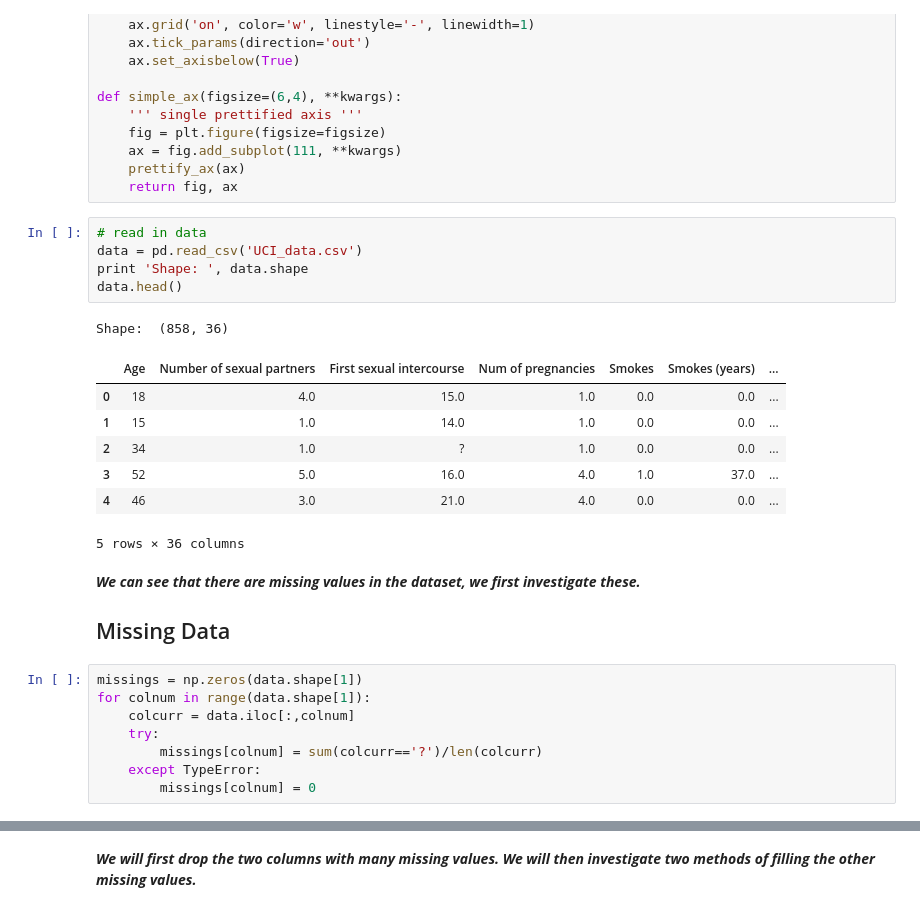
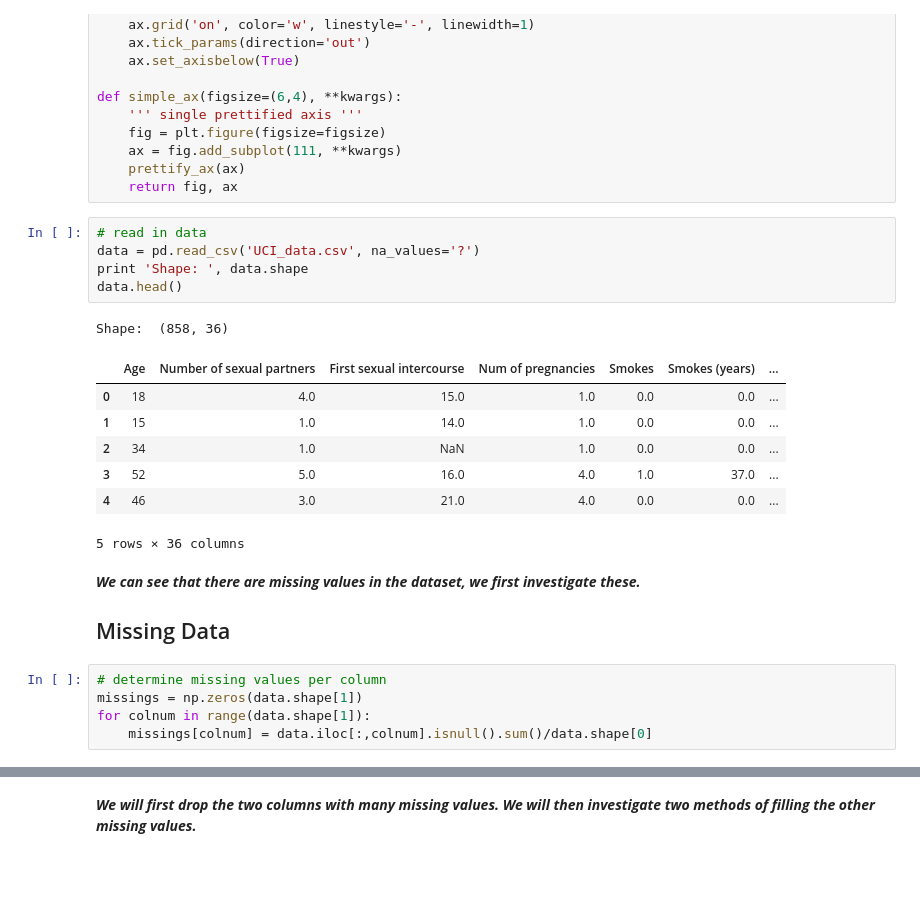
Before and after one commit to munozalexander/Cervical-Cancer-Risk, a Jupyter notebook: CervicalCancerNotebook.ipynb, the cells around one changed output, grey strips where cells are left out. Drawn from its saved outputs; the diff is of its cells as text; blank space fills up the shorter version.

```diff
--- a/CervicalCancerNotebook.ipynb
+++ b/CervicalCancerNotebook.ipynb
@@ -26,15 +31,15 @@ def simple_ax(figsize=(6,4), **kwargs):
     return fig, ax
 # %%
 # read in data
-data = pd.read_csv('UCI_data.csv')
+data = pd.read_csv('UCI_data.csv', na_values='?')
 print 'Shape: ', data.shape
 data.head()
 # %% [output]
 Shape:  (858, 36)
 |  | Age | Number of sexual partners | First sexual intercourse | Num of pregnancies | Smokes | Smokes (years) | ... |
 | 0 | 18 | 4.0 | 15.0 | 1.0 | 0.0 | 0.0 | ... |
 | 1 | 15 | 1.0 | 14.0 | 1.0 | 0.0 | 0.0 | ... |
-| 2 | 34 | 1.0 | ? | 1.0 | 0.0 | 0.0 | ... |
+| 2 | 34 | 1.0 | NaN | 1.0 | 0.0 | 0.0 | ... |
 | 3 | 52 | 5.0 | 16.0 | 4.0 | 1.0 | 37.0 | ... |
 | 4 | 46 | 3.0 | 21.0 | 4.0 | 0.0 | 0.0 | ... |
 5 rows × 36 columns
@@ -42,11 +47,8 @@ Shape:  (858, 36)
 ***We can see that there are missing values in the dataset, we first investigate these.***
 ## Missing Data
 # %%
+# determine missing values per column
 missings = np.zeros(data.shape[1])
 for colnum in range(data.shape[1]):
-    colcurr = data.iloc[:,colnum]
-    try:
-        missings[colnum] = sum(colcurr=='?')/len(colcurr)
-    except TypeError:
-        missings[colnum] = 0
+    missings[colnum] = data.iloc[:,colnum].isnull().sum()/data.shape[0]
 # %%
```
Also changed, not shown: parts of 24 cells of this notebook, 14 other files.
